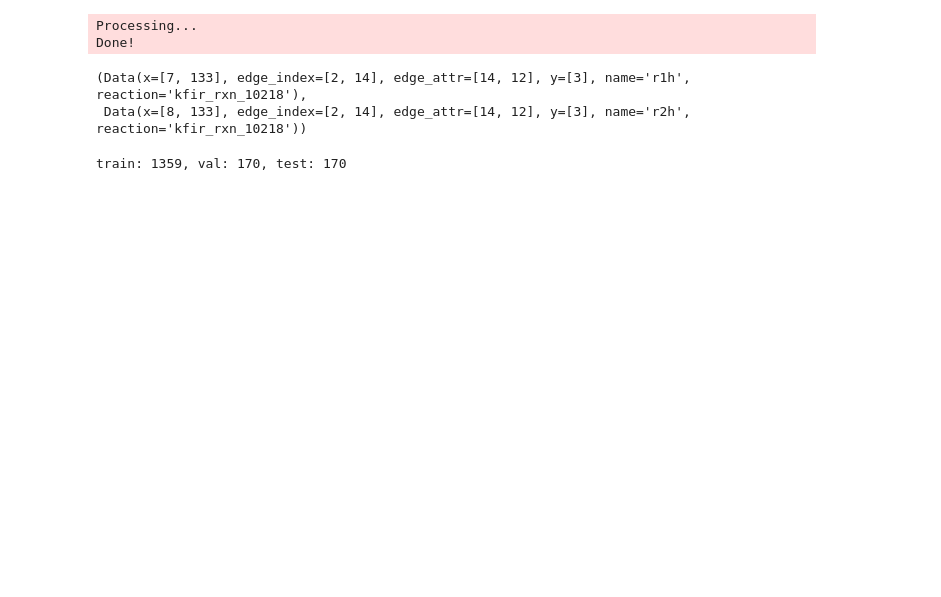
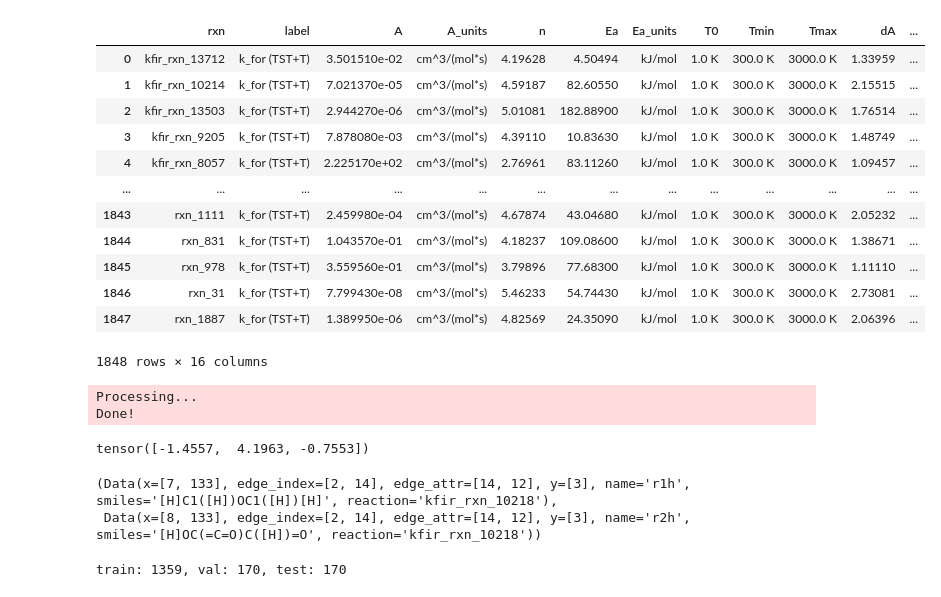
Before and after one commit to calvinp0/vibne_cmpnn, a Jupyter notebook: multi_cmpnn_ARRHENIUS.ipynb, the cells around one changed output. Drawn from its saved outputs; the diff is of its cells as text; code cells hidden in the pictures; blank space fills up the shorter version.

```diff
--- a/multi_cmpnn_ARRHENIUS.ipynb
+++ b/multi_cmpnn_ARRHENIUS.ipynb
@@ -20,6 +20,22 @@ assert os.path.exists(sdf_path), f"SDF path does not exist: {sdf_path}"
 assert os.path.exists(target_data), f"Target data file does not exist: {target_data}"
 # %%
 out_csv   = '/home/calvin/code/chemprop_phd_customised/habnet/data/processed/target_data/temp_target_kinetic_data.csv'
+# %%
+pd.read_csv(out_csv)
+# %% [output]
+|  | rxn | label | A | A_units | n | Ea | Ea_units | T0 | Tmin | Tmax | dA | ... |
+| 0 | kfir_rxn_13712 | k_for (TST+T) | 3.501510e-02 | cm^3/(mol*s) | 4.19628 | 4.50494 | kJ/mol | 1.0 K | 300.0 K | 3000.0 K | 1.33959 | ... |
+| 1 | kfir_rxn_10214 | k_for (TST+T) | 7.021370e-05 | cm^3/(mol*s) | 4.59187 | 82.60550 | kJ/mol | 1.0 K | 300.0 K | 3000.0 K | 2.15515 | ... |
+| 2 | kfir_rxn_13503 | k_for (TST+T) | 2.944270e-06 | cm^3/(mol*s) | 5.01081 | 182.88900 | kJ/mol | 1.0 K | 300.0 K | 3000.0 K | 1.76514 | ... |
+| 3 | kfir_rxn_9205 | k_for (TST+T) | 7.878080e-03 | cm^3/(mol*s) | 4.39110 | 10.83630 | kJ/mol | 1.0 K | 300.0 K | 3000.0 K | 1.48749 | ... |
+| 4 | kfir_rxn_8057 | k_for (TST+T) | 2.225170e+02 | cm^3/(mol*s) | 2.76961 | 83.11260 | kJ/mol | 1.0 K | 300.0 K | 3000.0 K | 1.09457 | ... |
+| ... | ... | ... | ... | ... | ... | ... | ... | ... | ... | ... | ... | ... |
+| 1843 | rxn_1111 | k_for (TST+T) | 2.459980e-04 | cm^3/(mol*s) | 4.67874 | 43.04680 | kJ/mol | 1.0 K | 300.0 K | 3000.0 K | 2.05232 | ... |
+| 1844 | rxn_831 | k_for (TST+T) | 1.043570e-01 | cm^3/(mol*s) | 4.18237 | 109.08600 | kJ/mol | 1.0 K | 300.0 K | 3000.0 K | 1.38671 | ... |
+| 1845 | rxn_978 | k_for (TST+T) | 3.559560e-01 | cm^3/(mol*s) | 3.79896 | 77.68300 | kJ/mol | 1.0 K | 300.0 K | 3000.0 K | 1.11110 | ... |
+| 1846 | rxn_31 | k_for (TST+T) | 7.799430e-08 | cm^3/(mol*s) | 5.46233 | 54.74430 | kJ/mol | 1.0 K | 300.0 K | 3000.0 K | 2.73081 | ... |
+| 1847 | rxn_1887 | k_for (TST+T) | 1.389950e-06 | cm^3/(mol*s) | 4.82569 | 24.35090 | kJ/mol | 1.0 K | 300.0 K | 3000.0 K | 2.06396 | ... |
+1848 rows × 16 columns
 # %%
 root = "."
 sdf_dir = "/home/calvin/code/chemprop_phd_customised/habnet/data/processed/sdf_data/"
@@ -53,10 +69,16 @@ ds = MultiCMPNNDatasetSDF(
 Processing...
 Done!
 # %%
-ds[0]
+for b in range(len(ds)):
+    if 'kfir_rxn_13712' in ds[b][0].reaction:
+        print(ds[b][0].y)
 # %% [output]
-(Data(x=[7, 133], edge_index=[2, 14], edge_attr=[14, 12], y=[3], name='r1h', reaction='kfir_rxn_10218'),
- Data(x=[8, 133], edge_index=[2, 14], edge_attr=[14, 12], y=[3], name='r2h', reaction='kfir_rxn_10218'))
+tensor([-1.4557,  4.1963, -0.7553])
+# %%
+ds[0]
+# %% [output]
+(Data(x=[7, 133], edge_index=[2, 14], edge_attr=[14, 12], y=[3], name='r1h', smiles='[H]C1([H])OC1([H])[H]', reaction='kfir_rxn_10218'),
+ Data(x=[8, 133], edge_index=[2, 14], edge_attr=[14, 12], y=[3], name='r2h', smiles='[H]OC(=C=O)C([H])=O', reaction='kfir_rxn_10218'))
 # %%
 train_idx, val_idx, test_idx = random_split_indices(ds, 0.1, 0.1)
 
```
Also changed, not shown: parts of 38 cells of this notebook, 17 other files.
